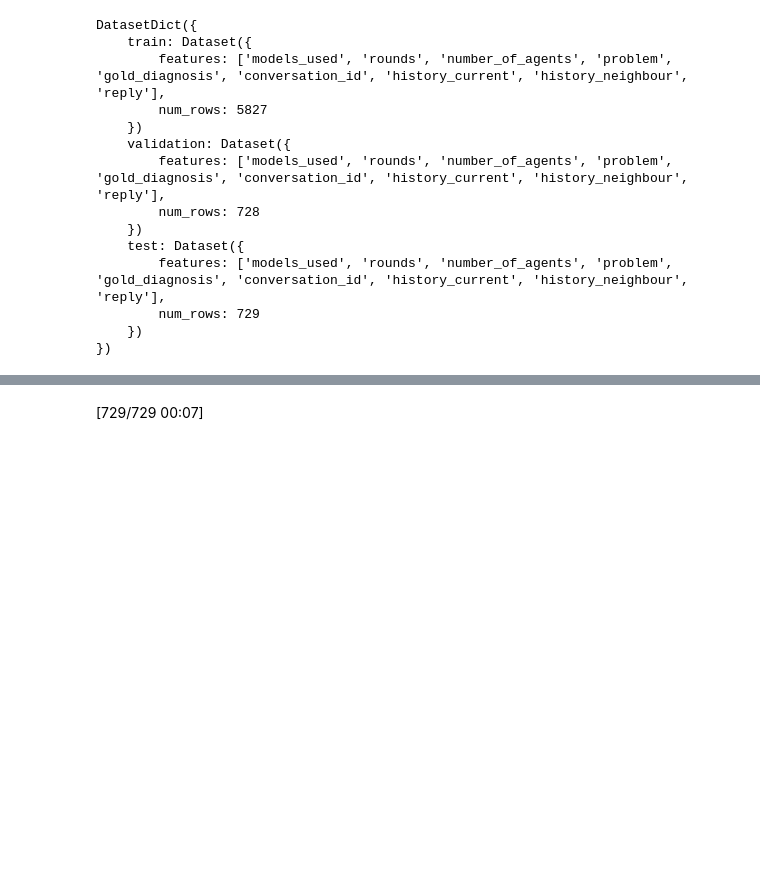
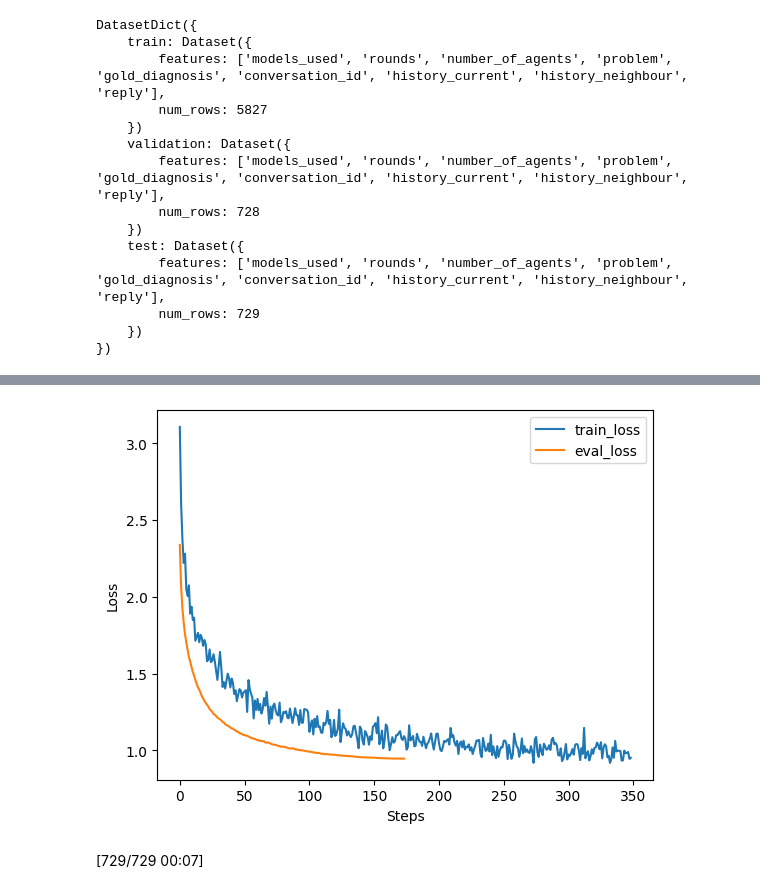
Before and after one commit to apurbapokharel/maskedLangageModelling, a Jupyter notebook: causalmodelling.ipynb, the cells around one changed output, grey strips where cells are left out. Cells and saved outputs as stored; diff of their text form; code cells hidden in the pictures; blank space fills up the shorter version.

```diff
--- a/causalmodelling.ipynb
+++ b/causalmodelling.ipynb
@@ -83,14 +83,23 @@ from transformers import AutoModelForCausalLM, TrainingArguments, Trainer
 model = AutoModelForCausalLM.from_pretrained("distilbert/distilgpt2")
 model_untouched = AutoModelForCausalLM.from_pretrained("distilbert/distilgpt2")
 # %%
+# training_args = TrainingArguments(
+#     output_dir="finetunedDistilledBert_model",
+#     eval_strategy="epoch",
+#     learning_rate=2e-5,
+#     weight_decay=0.01,
+#     push_to_hub=False,
+# )
 training_args = TrainingArguments(
     output_dir="finetunedDistilledBert_model",
-    eval_strategy="epoch",
+    eval_strategy="steps",
+    logging_strategy="steps",
+    logging_steps=50,
+    eval_steps=100,
     learning_rate=2e-5,
     weight_decay=0.01,
     push_to_hub=False,
 )
-
 trainer = Trainer(
     model=model,
     args=training_args,
@@ -101,6 +110,6 @@ trainer = Trainer(
 )
 
 trainer.train()
-trainer.save_model("finetunedDistilledBert_model")
-tokenizer.save_pretrained("finetunedDistilledBert_model")
+# trainer.save_model("finetunedDistilledBert_model")
+# tokenizer.save_pretrained("finetunedDistilledBert_model")
 # %% [output]
@@ -119,3 +135,18 @@ tokenizer.save_pretrained("finetunedDistilledBert_model")
+# %%
+import matplotlib.pyplot as plt
+
+logs = trainer.state.log_history
+train_loss = [x["loss"] for x in logs if "loss" in x]
+eval_loss = [x["eval_loss"] for x in logs if "eval_loss" in x]
+
+plt.plot(train_loss, label="train_loss")
+plt.plot(eval_loss, label="eval_loss")
+plt.xlabel("Steps")
+plt.ylabel("Loss")
+plt.legend()
+plt.show()
+# %% [output]
+[figure, added]
 # %%
 import math
 
```
Also changed, not shown: parts of 3 cells of this notebook.
